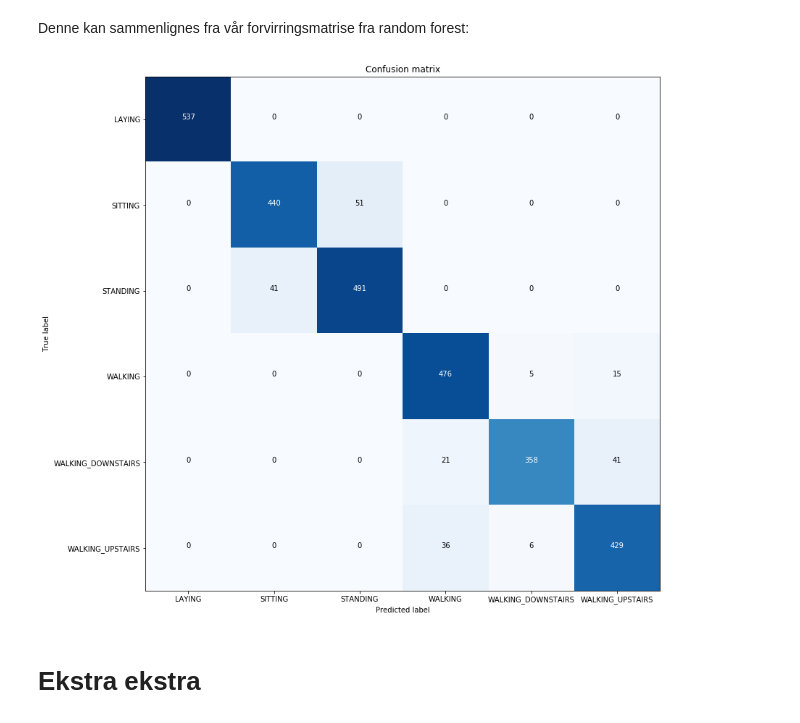
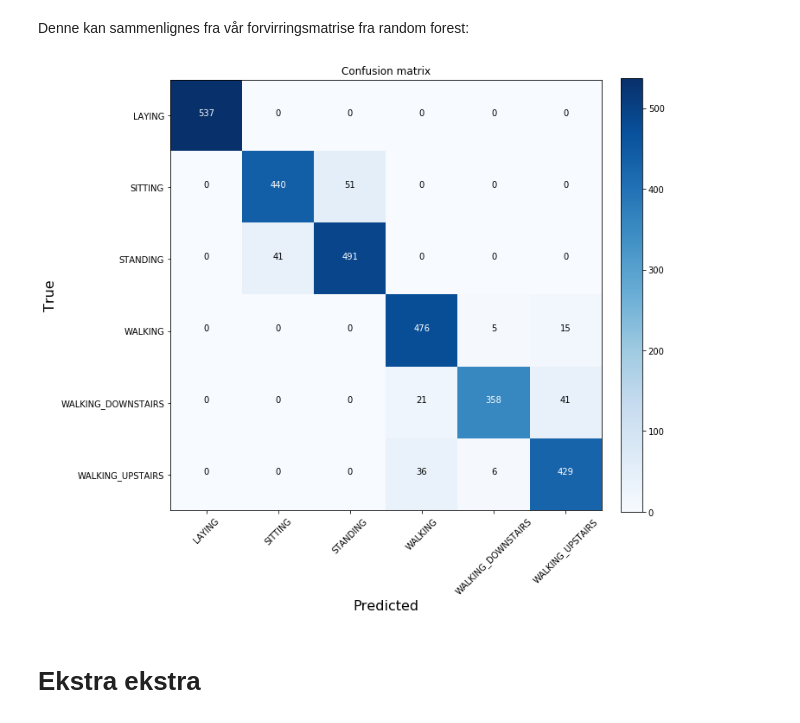
Before and after one commit to haraldvage/ELMED219x, a Jupyter notebook: notebooks/ELMED219-Lab2-Del1-Sensorer.ipynb, the cells around one changed output. Cells and saved outputs as stored; diff of their text form; code cells hidden in the pictures.

```diff
--- a/notebooks/ELMED219-Lab2-Del1-Sensorer.ipynb
+++ b/notebooks/ELMED219-Lab2-Del1-Sensorer.ipynb
@@ -500,10 +500,9 @@ _ = plot_confusion_matrix(cm_logreg, classes=np.unique(y_test), ax=ax)
 # %% [markdown]
 Denne kan sammenlignes fra vår forvirringsmatrise fra random forest:
-# %%
-fig, ax = plt.subplots(figsize=(12,12))
-_ = plot_confusion_matrix(cm, classes=np.unique(y_test), ax=ax)
-# %% [output]
-[figure, removed]
+# %%
+plot_confusion_matrix_with_colorbar(cm, classes=np.unique(y_test), figsize=(10,10))
+# %% [output]
+[figure, added]
 # %% [markdown]
 # Ekstra ekstra
 # %% [markdown]
```
Also changed, not shown: parts of 7 cells of this notebook, 1 other file.
